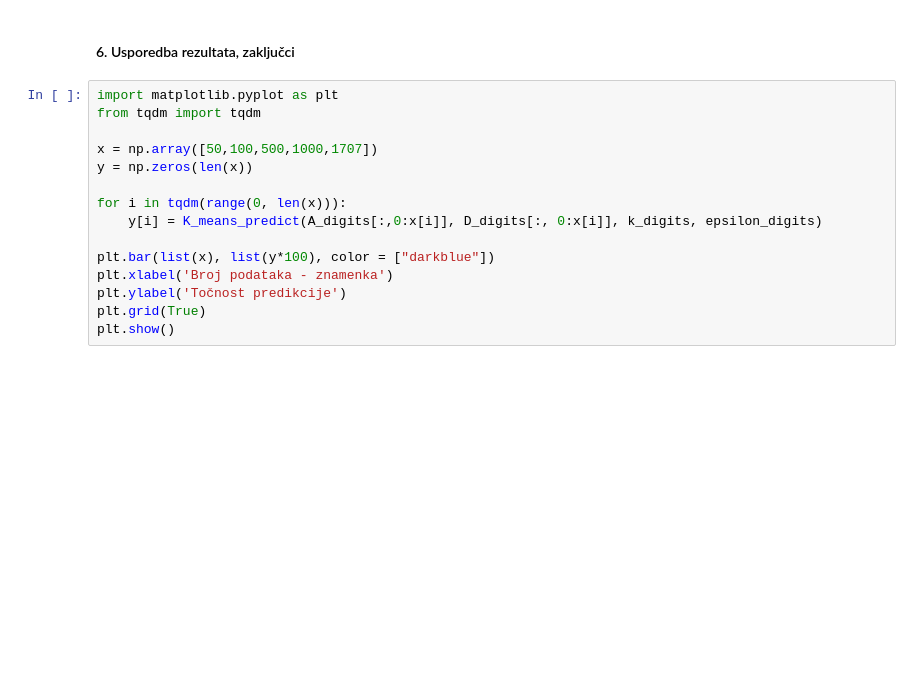
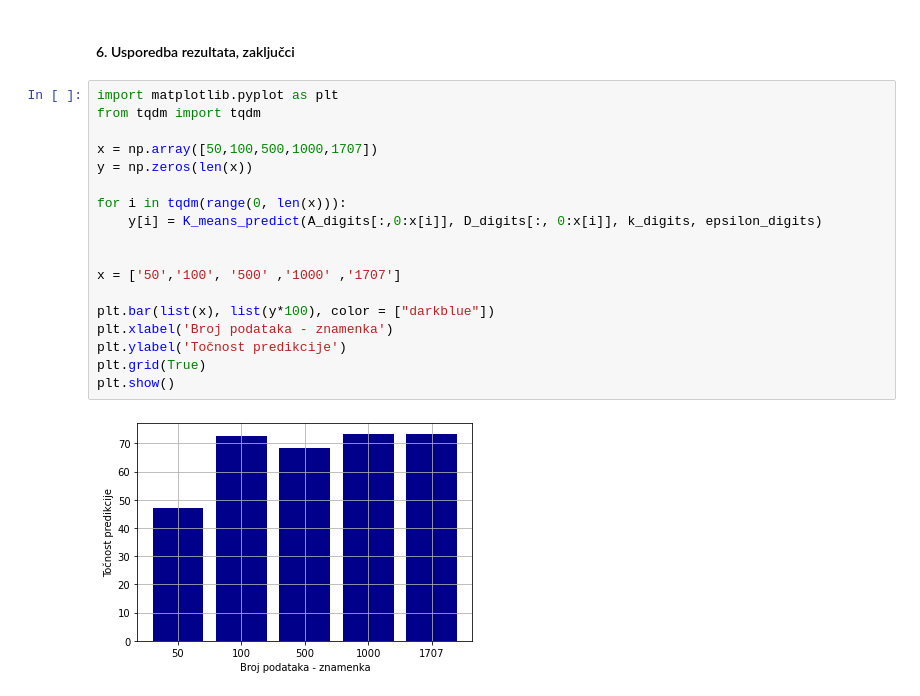
Before and after one commit to elladetic/USPP, a Jupyter notebook: final.ipynb, the cells around one changed output. Drawn from its saved outputs; the diff is of its cells as text; blank space fills up the shorter version.

```diff
--- a/final.ipynb
+++ b/final.ipynb
@@ -334,18 +317,23 @@ K_means_predict(A_clothes, D_clothes, k_clothes, epsilon_clothes)
 # %%
 import matplotlib.pyplot as plt
 from tqdm import tqdm
 
 x = np.array([50,100,500,1000,1707])
 y = np.zeros(len(x))
 
 for i in tqdm(range(0, len(x))):
     y[i] = K_means_predict(A_digits[:,0:x[i]], D_digits[:, 0:x[i]], k_digits, epsilon_digits)
 
+
+x = ['50','100', '500' ,'1000' ,'1707']
+
 plt.bar(list(x), list(y*100), color = ["darkblue"])
 plt.xlabel('Broj podataka - znamenka')
 plt.ylabel('Točnost predikcije')
 plt.grid(True)
 plt.show()
+# %% [output]
+[figure, added]
 # %%
 x = np.array([100,200,300,400,500])
 y_1 = np.zeros(len(x))
```
Also changed, not shown: parts of 10 cells of this notebook, 1 other file.
